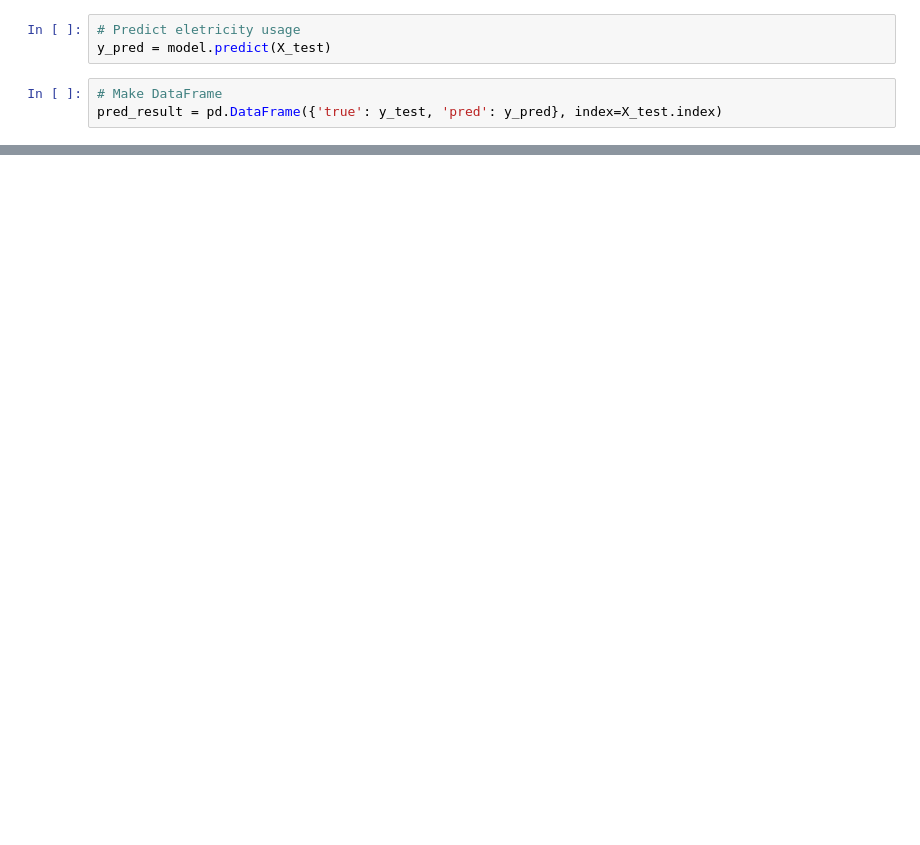
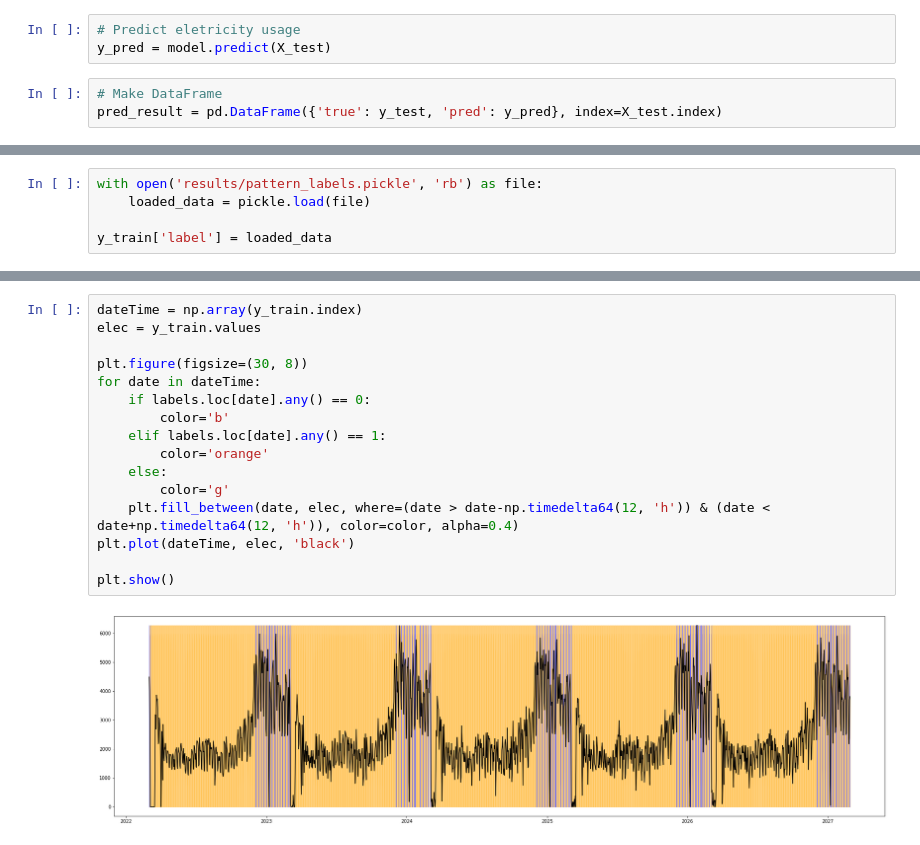
Before and after one commit to BAElecPredictionModel/Elec_prediction_model, a Jupyter notebook: experiment_basic.ipynb, the cells around one changed output, grey strips where cells are left out. Saved outputs shown, nothing was run; the diff lists cells and outputs as text; blank space fills up the shorter version.

```diff
--- a/experiment_basic.ipynb
+++ b/experiment_basic.ipynb
@@ -84,0 +81,5 @@ dp.view_figure(pred_result, figure_type=2, save=False)
+# %%
+with open('results/pattern_labels.pickle', 'rb') as file:
+    loaded_data = pickle.load(file)
+
+y_train['label'] = loaded_data
@@ -84,0 +125,18 @@ dp.view_figure(pred_result, figure_type=2, save=False)
+# %%
+dateTime = np.array(y_train.index)
+elec = y_train.values
+
+plt.figure(figsize=(30, 8))
+for date in dateTime:
+    if labels.loc[date].any() == 0:
+        color='b'
+    elif labels.loc[date].any() == 1:
+        color='orange'
+    else:
+        color='g'
+    plt.fill_between(date, elec, where=(date > date-np.timedelta64(12, 'h')) & (date < date+np.timedelta64(12, 'h')), color=color, alpha=0.4)
+plt.plot(dateTime, elec, 'black')
+
+plt.show()
+# %% [output]
+[figure, added]
```
Also changed, not shown: parts of 11 cells of this notebook, 10 other files.
